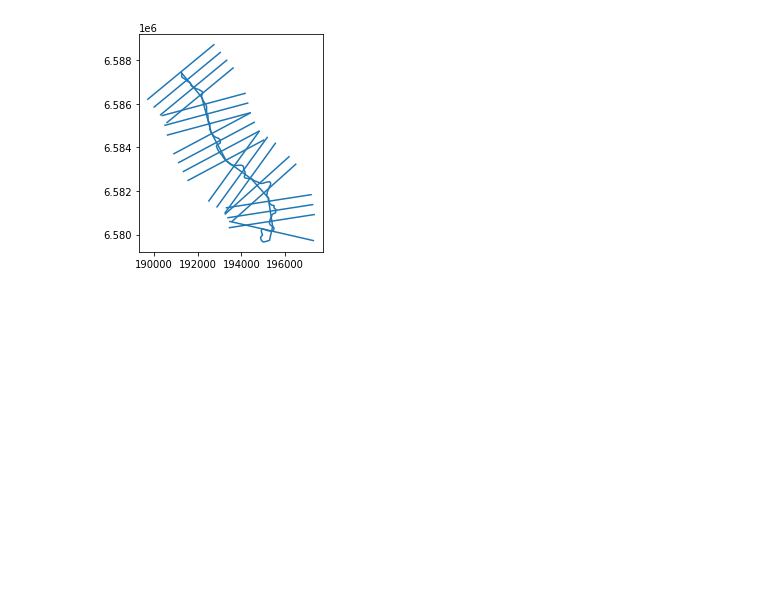
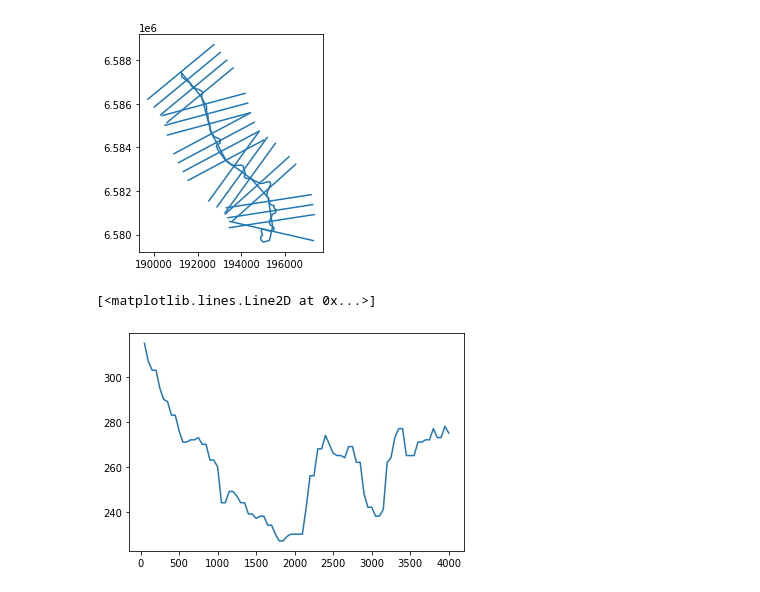
Before and after one commit to robertorolo/mancha_de_inundacao, a Jupyter notebook: prototipo.ipynb, the cells around one changed output. Drawn from its saved outputs; the diff is of its cells as text; code cells hidden in the pictures; blank space fills up the shorter version.

Commit message:
secoes funcioanndo

```diff
--- a/prototipo.ipynb
+++ b/prototipo.ipynb
@@ -65,0 +61,7 @@ s.plot()
+# %%
+c, d = cotas_secoes(s, srtm)
+# %%
+plt.plot(d, c[0])
+# %% [output]
+[<matplotlib.lines.Line2D at 0x...>]
+[figure, added]
```
Also changed, not shown: parts of 4 cells of this notebook, 2 other files.
